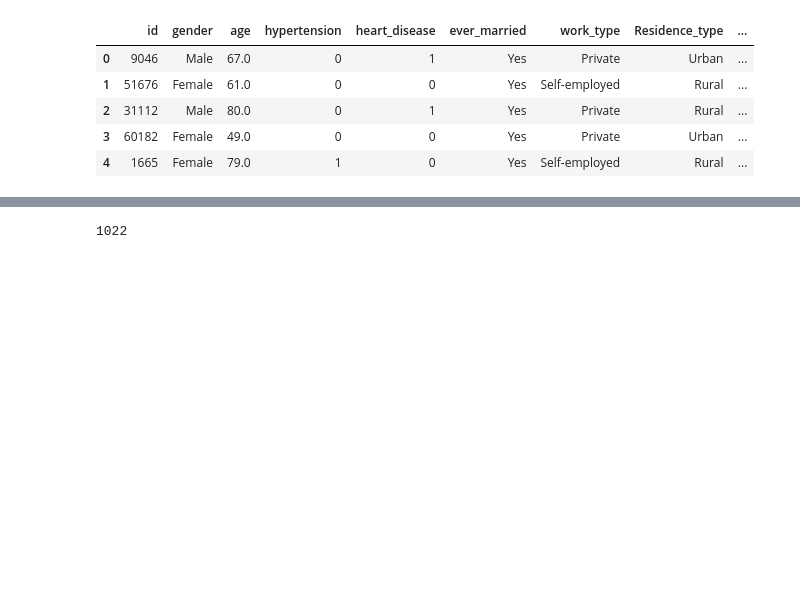
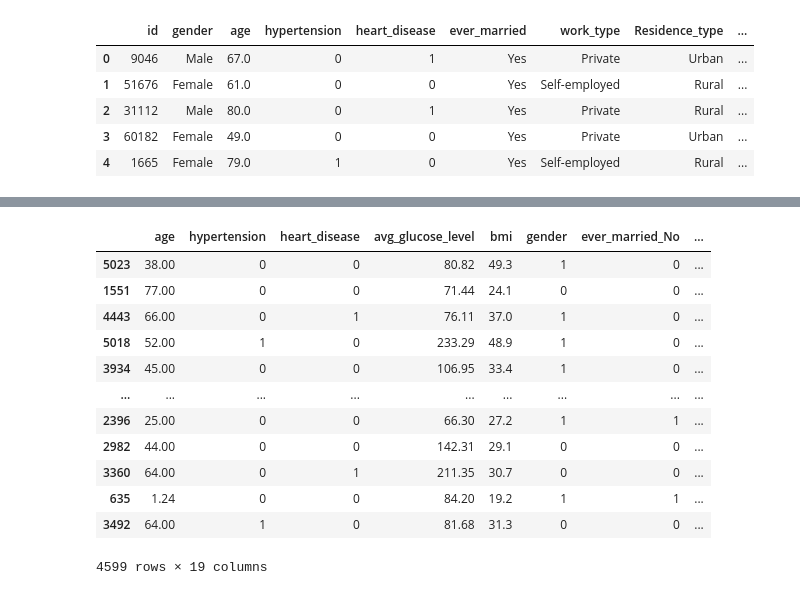
Before and after one commit to P-ASilva/stroke-classifier-evaluation, a Jupyter notebook: demo.ipynb, the cells around one changed output, grey strips where cells are left out. Cells and saved outputs as stored; diff of their text form; code cells hidden in the pictures; blank space fills up the shorter version.

```diff
--- a/demo.ipynb
+++ b/demo.ipynb
@@ -50,11 +51,23 @@ df.head()
 # %%
 dfa = df.drop(columns=['stroke','id'])
 # dfa = dfa.drop(columns=['work_type_Never_worked','work_type_Private','work_type_Self-employed','work_type_children'])
 
-X_train, X_test, y_train, y_test = train_test_split(dfa, df['stroke'], train_size=0.2)
-len(X_train)
+X_train, X_test, y_train, y_test = train_test_split(dfa, df['stroke'], train_size=0.9)
+X_train
 # %% [output]
+|  | age | hypertension | heart_disease | avg_glucose_level | bmi | gender | ever_married_No | ... |
+| 5023 | 38.00 | 0 | 0 | 80.82 | 49.3 | 1 | 0 | ... |
+| 1551 | 77.00 | 0 | 0 | 71.44 | 24.1 | 0 | 0 | ... |
+| 4443 | 66.00 | 0 | 1 | 76.11 | 37.0 | 1 | 0 | ... |
+| 5018 | 52.00 | 1 | 0 | 233.29 | 48.9 | 1 | 0 | ... |
+| 3934 | 45.00 | 0 | 0 | 106.95 | 33.4 | 1 | 0 | ... |
+| ... | ... | ... | ... | ... | ... | ... | ... | ... |
+| 2396 | 25.00 | 0 | 0 | 66.30 | 27.2 | 1 | 1 | ... |
+| 2982 | 44.00 | 0 | 0 | 142.31 | 29.1 | 0 | 0 | ... |
+| 3360 | 64.00 | 0 | 1 | 211.35 | 30.7 | 0 | 0 | ... |
+| 635 | 1.24 | 0 | 0 | 84.20 | 19.2 | 1 | 1 | ... |
+| 3492 | 64.00 | 1 | 0 | 81.68 | 31.3 | 0 | 0 | ... |
-1022
+4599 rows × 19 columns
 # %%
 from sklearn.linear_model import LinearRegression
 
```
Also changed, not shown: parts of 4 cells of this notebook.
